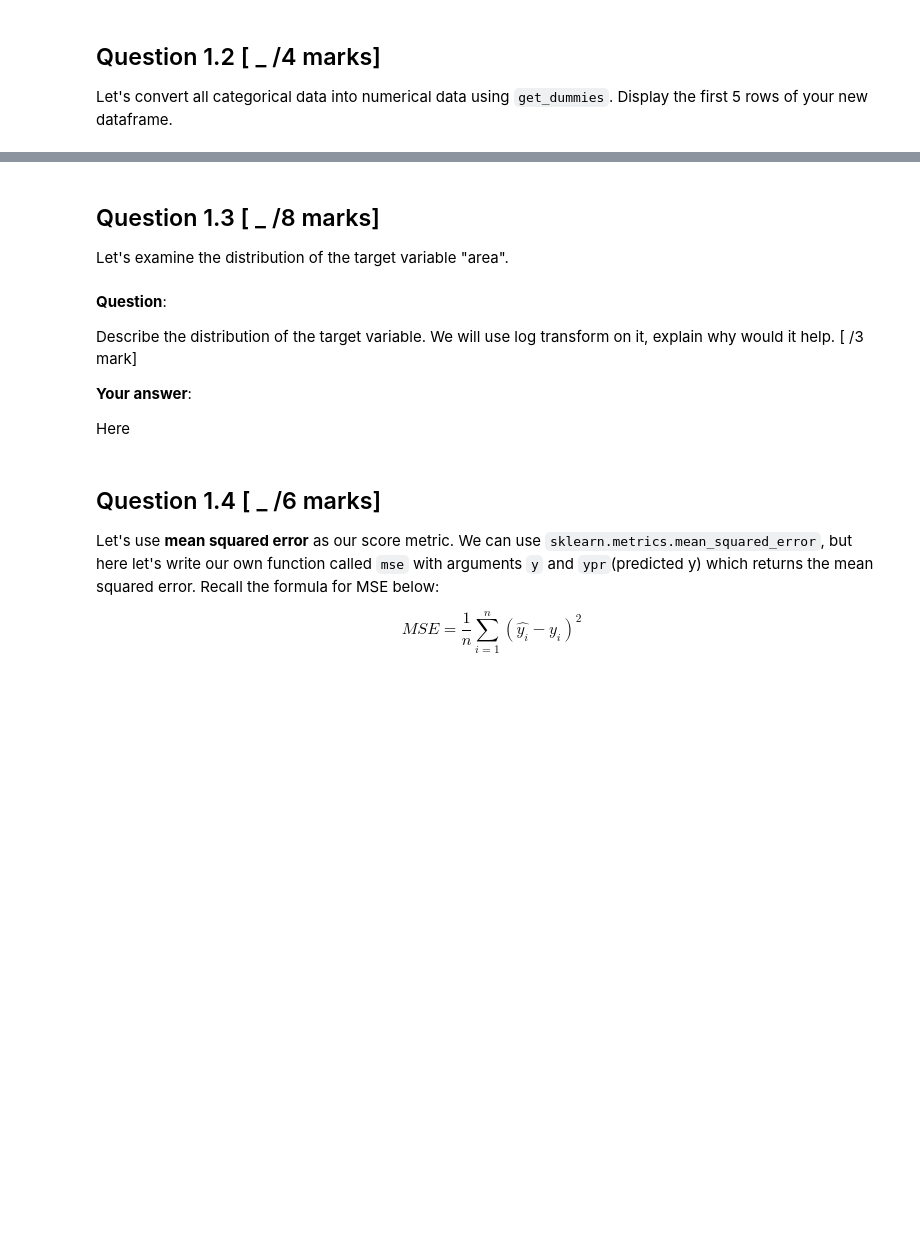
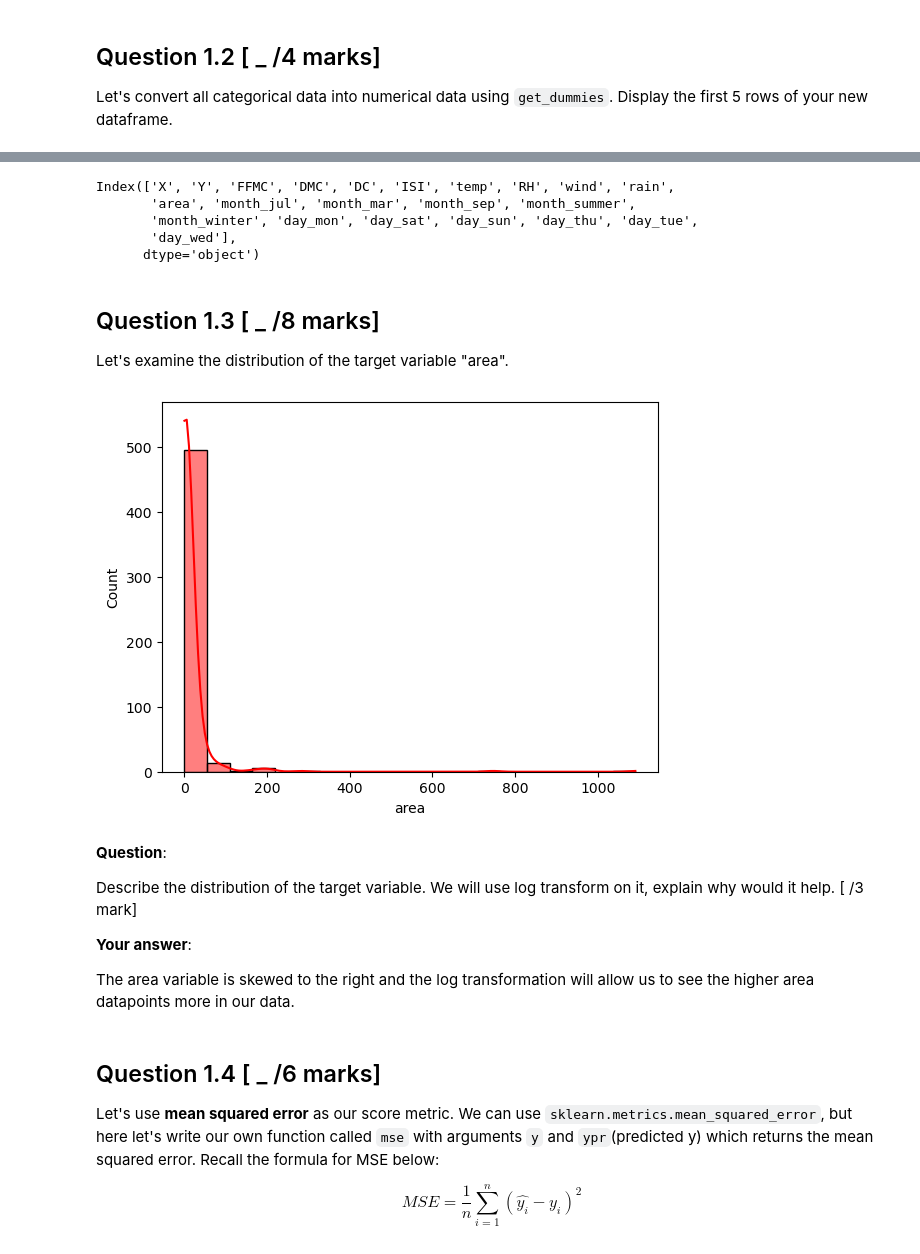
Before and after one commit to ParamvirSran/Machine-Learning, a Jupyter notebook: A5/Assignment_5.ipynb, the cells around one changed output, grey strips where cells are left out. Saved outputs shown, nothing was run; the diff lists cells and outputs as text; code cells hidden in the pictures; blank space fills up the shorter version.

```diff
--- a/A5/Assignment_5.ipynb
+++ b/A5/Assignment_5.ipynb
@@ -35,7 +35,8 @@ Read the file `forestfires.csv` into a dataframe. Display the first 5 rows of th
 # %%
 # Read forestfires.csv into a dataframe [ /1 marks]
 # ****** your code here ******
-
+df = pd.read_csv('forestfires.csv')
 
 # Display the first 5 rows of the dataframe [ /1 marks]
 # ****** your code here ******
+df.head()
@@ -65,5 +136,6 @@ Using a threshold of statistical significance of 5%, check statistical significa
 # %%
 # Group insignificant labels into two new statistically significant labels. [ /8 marks]
-# ****** your code here ******
+df['month'] = df['month'].replace(['nov', 'dec', 'jan', 'feb'], 'winter')
+df['month'] = df['month'].replace(['apr', 'may', 'jun', 'oct'], 'summer')
 # %%
 # Recheck statistical significance of the attribute with adjusted labels [ /1 marks]
@@ -74,8 +165,7 @@ Using a threshold of statistical significance of 5%, check statistical significa
 Let's convert all categorical data into numerical data using `get_dummies`. Display the first 5 rows of your new dataframe.
 # %%
 # Use "get_dummies" to perform one hot encoding to the categorical attributes [ /3 marks]
-# ****** your code here ******
-
+df = pd.get_dummies(df, columns=['month', 'day'], drop_first=True)
 
 # Display first 5 rows of the dataframe [ /1 mark]
-# ****** your code here ******
+df.head()
@@ -82,13 +180,22 @@ Let's convert all categorical data into numerical data using `get_dummies`. Disp
 # %%
 # The .head() in the previous cell might give a truncated view. You can see all columns names using:
 df.columns
+# %% [output]
+Index(['X', 'Y', 'FFMC', 'DMC', 'DC', 'ISI', 'temp', 'RH', 'wind', 'rain',
+       'area', 'month_jul', 'month_mar', 'month_sep', 'month_summer',
+       'month_winter', 'day_mon', 'day_sat', 'day_sun', 'day_thu', 'day_tue',
+       'day_wed'],
+      dtype='object')
 # %% [markdown]
 ## Question 1.3 [ _ /8 marks]
 
 Let's examine the distribution of the target variable "area".
 # %%
 # Plot the distribution of target variable "area" with bins = 20 using an appropriate seaborn function [ /1 mark]
-# ****** your code here ******
+sns.histplot(df['area'], bins=20, kde=True, color='r', alpha=0.5)
+plt.show()
+# %% [output]
+[figure, added]
 # %% [markdown]
  **Question**:
 
@@ -96,7 +203,7 @@ Let's examine the distribution of the target variable "area".
 
 **Your answer**:
 
-Here
+The area variable is skewed to the right and the log transformation will allow us to see the higher area datapoints more in our data.
 # %%
 # Use np.log to transform "area". [ /3 mark]
 # Note that log is not defined every where and you might need to do something about it.
```
Also changed, not shown: parts of 7 cells of this notebook.
